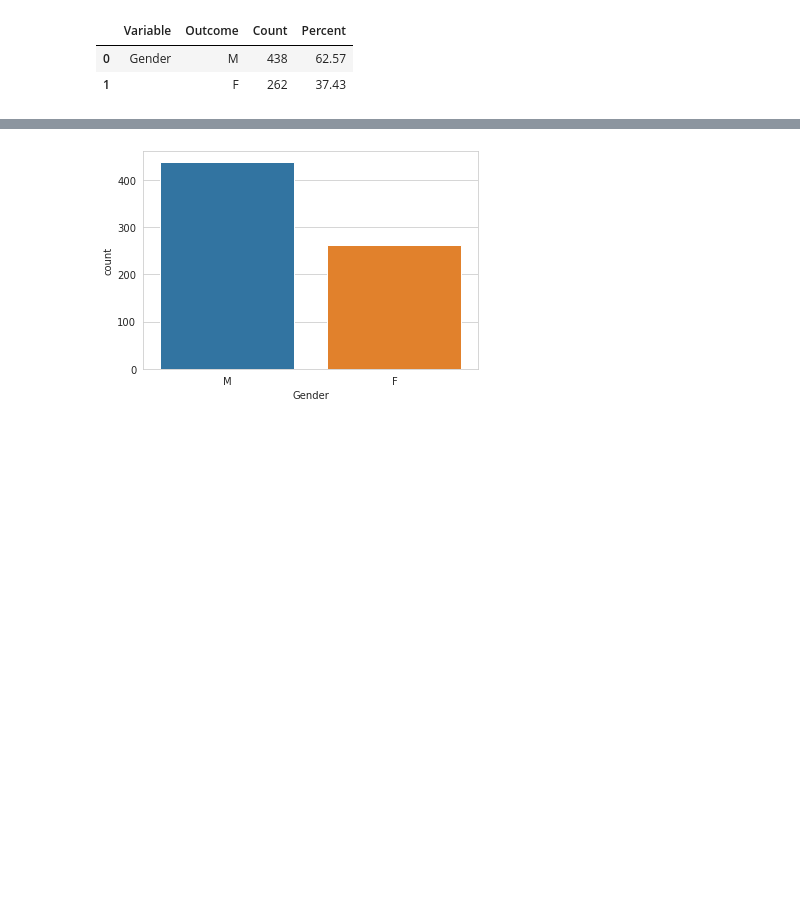
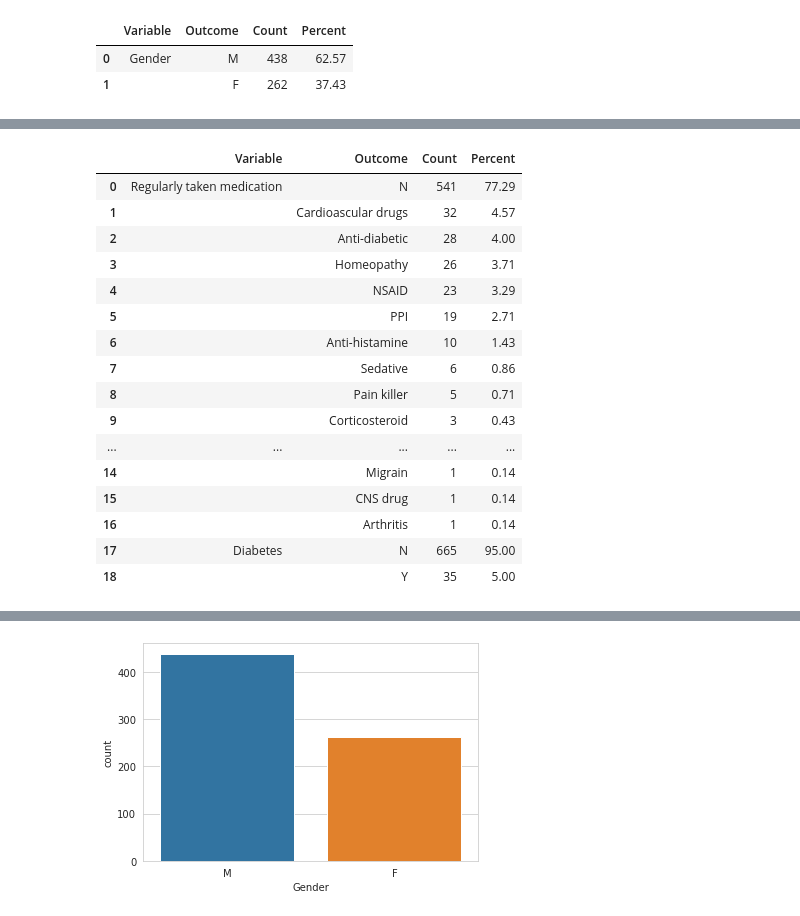
Before and after one commit to hossainlab/Diabetes_Study, a Jupyter notebook: Diabetes Survey Analysis.ipynb, the cells around one changed output, grey strips where cells are left out. Cells and saved outputs as stored; diff of their text form; code cells hidden in the pictures; blank space fills up the shorter version.

```diff
--- a/Diabetes Survey Analysis.ipynb
+++ b/Diabetes Survey Analysis.ipynb
@@ -147,0 +185,21 @@ rp.summary_cat(categorical_df['Gender'])
+# %%
+# summary of Regularly taken medication and Diabetes
+rp.summary_cat(categorical_df[['Regularly taken medication', 'Diabetes']])
+# %% [output]
+|  | Variable | Outcome | Count | Percent |
+| 0 | Regularly taken medication | N | 541 | 77.29 |
+| 1 |  | Cardioascular drugs | 32 | 4.57 |
+| 2 |  | Anti-diabetic | 28 | 4.00 |
+| 3 |  | Homeopathy | 26 | 3.71 |
+| 4 |  | NSAID | 23 | 3.29 |
+| 5 |  | PPI | 19 | 2.71 |
+| 6 |  | Anti-histamine | 10 | 1.43 |
+| 7 |  | Sedative | 6 | 0.86 |
+| 8 |  | Pain killer | 5 | 0.71 |
+| 9 |  | Corticosteroid | 3 | 0.43 |
+| ... | ... | ... | ... | ... |
+| 14 |  | Migrain | 1 | 0.14 |
+| 15 |  | CNS drug | 1 | 0.14 |
+| 16 |  | Arthritis | 1 | 0.14 |
+| 17 | Diabetes | N | 665 | 95.00 |
+| 18 |  | Y | 35 | 5.00 |
```
Also changed, not shown: parts of 18 cells of this notebook, 9 other files.
